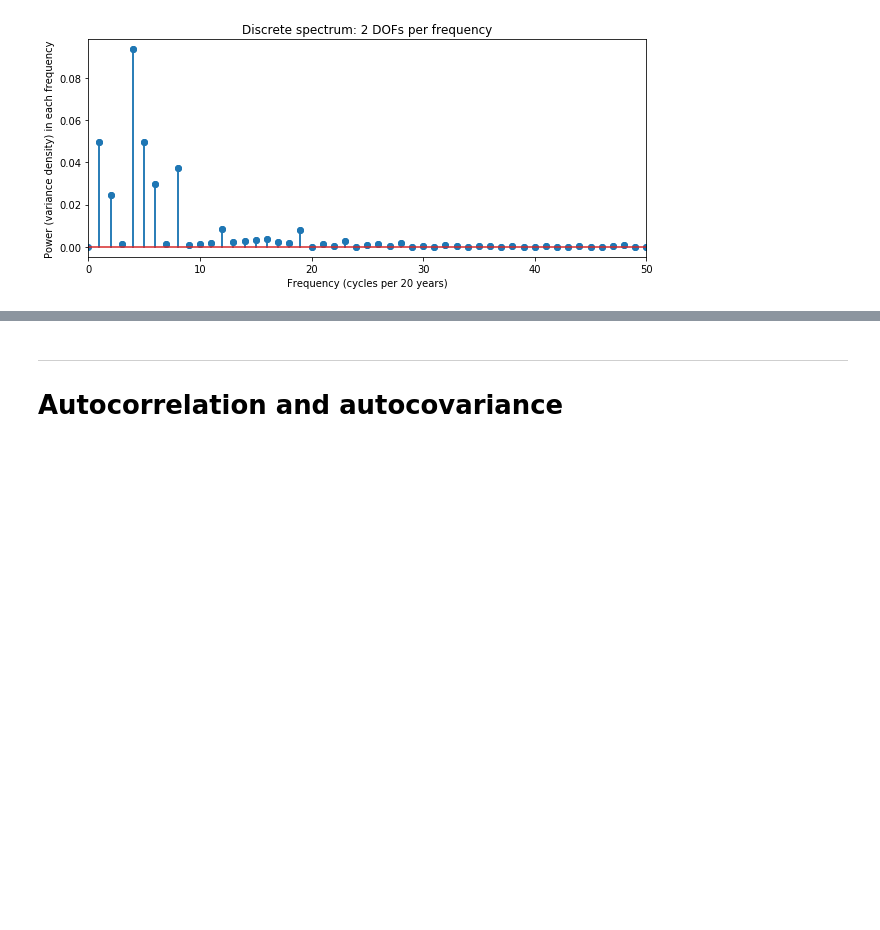
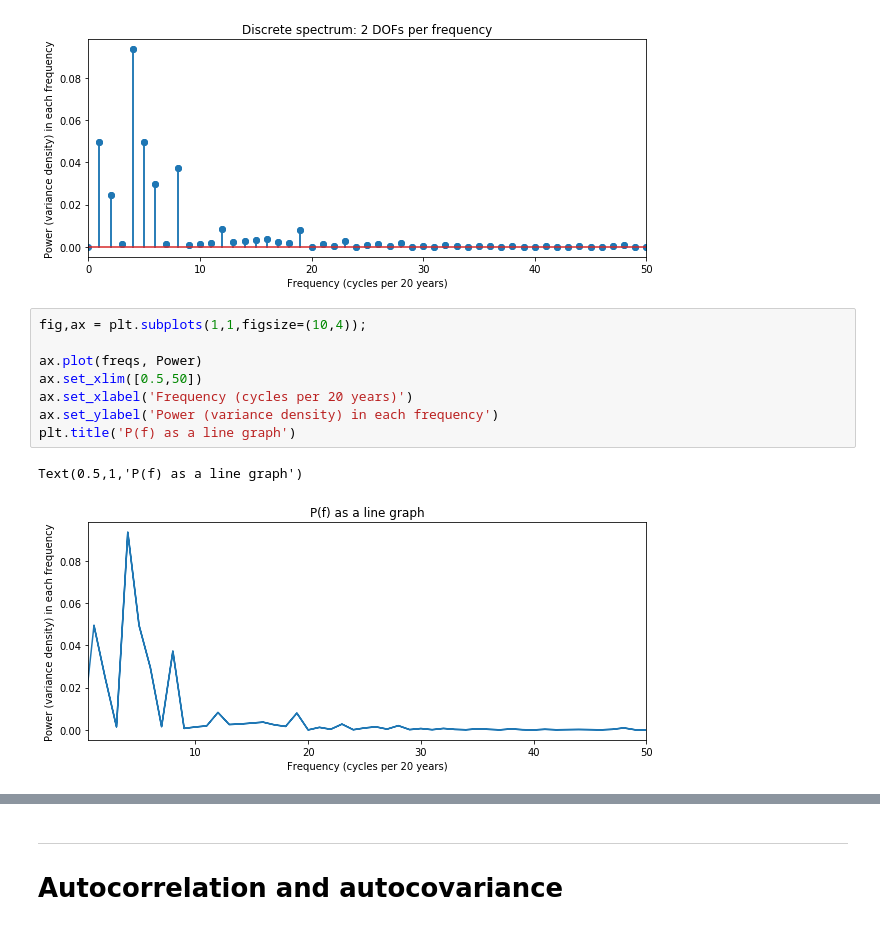
Before and after one commit to amiedobracki/MPO624-2020, a Jupyter notebook: Course_Modules_Topics_Notebooks/series_analyses_and_FFT/ENSO20y_spectra.ipynb, the cells around one changed output, grey strips where cells are left out. Cells and saved outputs as stored; diff of their text form; blank space fills up the shorter version.

```diff
--- a/Course_Modules_Topics_Notebooks/series_analyses_and_FFT/ENSO20y_spectra.ipynb
+++ b/Course_Modules_Topics_Notebooks/series_analyses_and_FFT/ENSO20y_spectra.ipynb
@@ -121,3 +123,14 @@ print('Variance is', Vp.var(), '(m/s)^2: matches', sum(Power))
 # %% [output]
 Variance is 0.69002205 (m/s)^2: matches 0.6900220513343812
 [figure]
+# %%
+fig,ax = plt.subplots(1,1,figsize=(10,4));
+
+ax.plot(freqs, Power)
+ax.set_xlim([0.5,50])
+ax.set_xlabel('Frequency (cycles per 20 years)')
+ax.set_ylabel('Power (variance density) in each frequency')
+plt.title('P(f) as a line graph')
+# %% [output]
+Text(0.5,1,'P(f) as a line graph')
+[figure, added]
```
Also changed, not shown: parts of 9 cells of this notebook, 4 other files.
